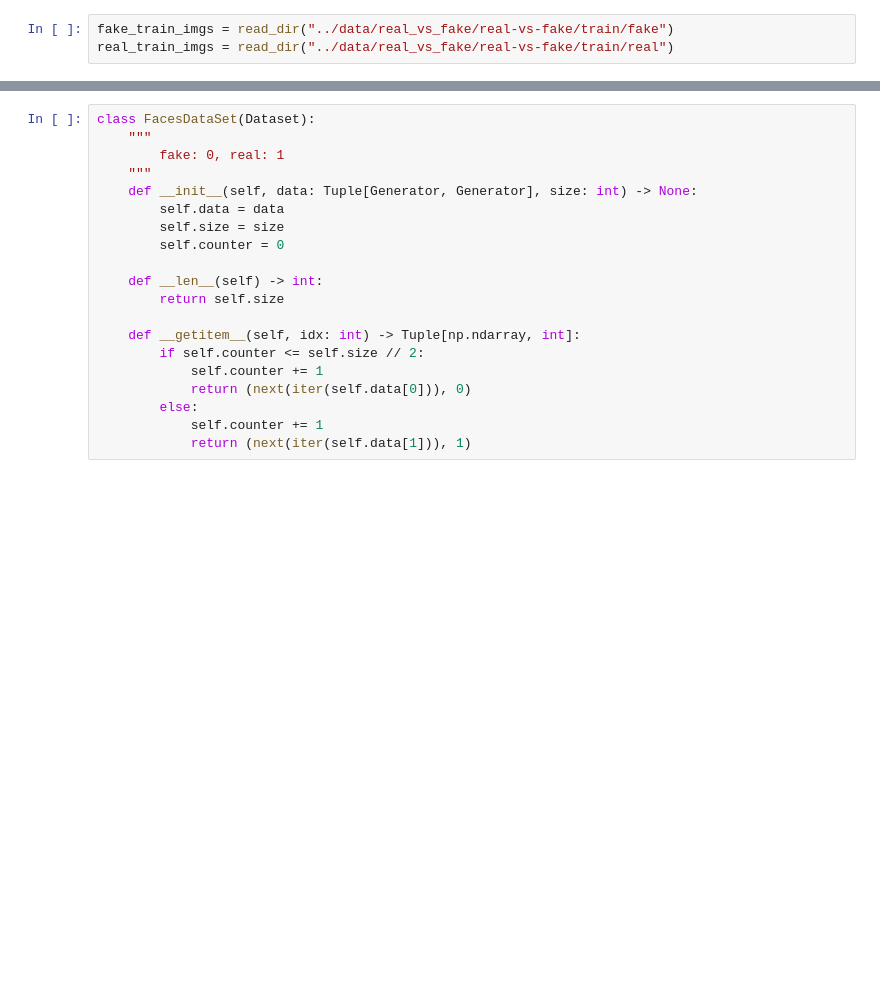
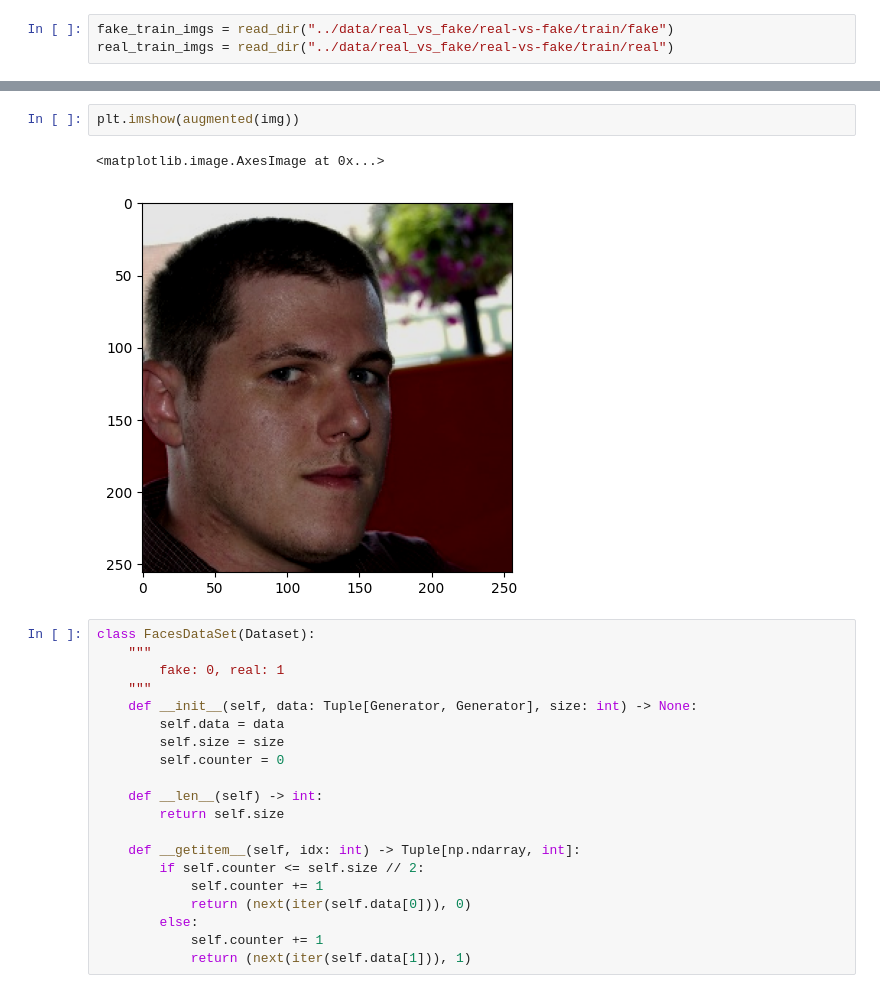
Before and after one commit to dunkeln/catch-deepfakes, a Jupyter notebook: notebooks/main.ipynb, the cells around one changed output, grey strips where cells are left out. Saved outputs shown, nothing was run; the diff lists cells and outputs as text; blank space fills up the shorter version.

```diff
--- a/notebooks/main.ipynb
+++ b/notebooks/main.ipynb
@@ -26,3 +64,8 @@ plt.imshow(next(iter(real_train_imgs)))
+# %%
+plt.imshow(augmented(img))
+# %% [output]
+<matplotlib.image.AxesImage at 0x...>
+[figure, added]
 # %%
 class FacesDataSet(Dataset):
     """
```
Also changed, not shown: parts of 3 cells of this notebook, 4 other files.
